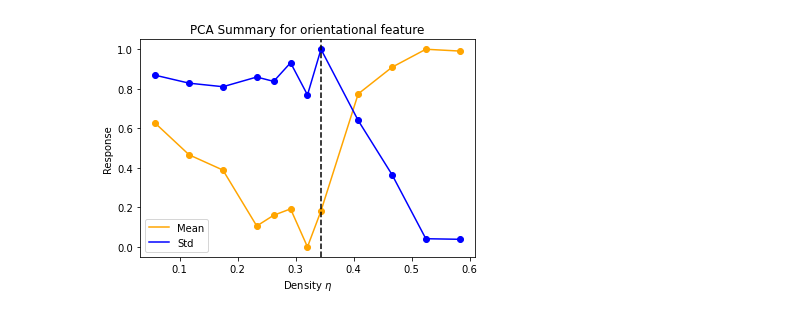
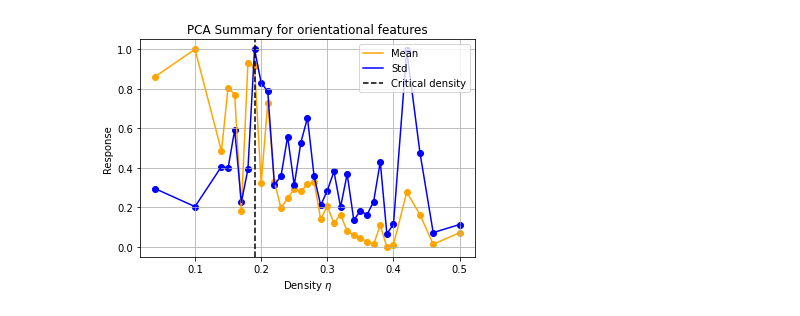
Before and after one commit to SyuW/Liquid-Crystals-Monte-Carlo, a Jupyter notebook: notebooks/PCA_Liquid_Crystals.ipynb, the cells around one changed output. Saved outputs shown, nothing was run; the diff lists cells and outputs as text; code cells hidden in the pictures.

```diff
--- a/notebooks/PCA_Liquid_Crystals.ipynb
+++ b/notebooks/PCA_Liquid_Crystals.ipynb
@@ -9,5 +12,3 @@ import sys
 sys.path.append("C:\\Users\\Sam Yu\\Documents\\GitHub\\LiquidCrystals")
 
 from LiquidCrystalSystem import LCSystem
-# %%
-datasets_path = "C:\\Users\\Sam Yu\\Desktop\\School\\4A\\Phys_437A_Research_Project\\datasets\\r=14\\"
@@ -183,12 +350,12 @@ After normalizing: [-0.03262948 -0.01692544 -0.11813556 -0.03456073  0.20225121]
 # %%
-# number of rows AKA number of data-points
-# = number of densities * (number of captures per density >= 1e6) * number of data-points per capture
-
-num_of_features = 15
-num_of_samples = 8
+# Create the data matrix from liquid crystal snapshots
 
 data_matrix = []
 samples = dict()
+
+max_particle_num = max(systems.keys())
+max_step = max(systems[max_particle_num].snapshots.keys())
+min_step = min([step for step in systems[max_particle_num].snapshots.keys() if step > 0])
 
 # iterate over densities
 for particle_number in systems.keys():
@@ -199,7 +366,7 @@ for particle_number in systems.keys():
     # iterate over Monte Carlo steps
     for mc_step in system_state_at_mc_step.keys():
 
-        if mc_step >= 5e4:
+        if mc_step == max(system_state_at_mc_step.keys()):
 
             # Get snapshot of system at Monte Carlo step
             snapshot = system_state_at_mc_step[mc_step]
@@ -212,7 +379,13 @@ for particle_number in systems.keys():
             data_matrix = data_matrix + feature_vecs
 
             for fv in feature_vecs:
+
+                # subtract out the mean
+                #fv = fv - np.mean(fv)
+
                 samples[particle_number].append(fv)
 
 
 data_matrix = np.stack(data_matrix, axis=0)
+
+print(f"Shape of data matrix: {data_matrix.shape}")
@@ -257,13 +458,19 @@ w_1 = pca.components_[0]
 means = []
 stds = []
 
-for particle_number in sorted(samples.keys()):
+#scores_pca = pca.transform(data_matrix)[:, 0].reshape(len(samples.keys()), len(fvs))
+
+# compute scores for each packing fraction value
+for i, particle_number in enumerate(sorted(samples.keys())):
 
     fvs = samples[particle_number]
 
     print(f"No. particles: {particle_number}, No. feature vectors: {len(fvs)}")
 
-    scores = [w_1 @ vec for vec in fvs]
+    #scores = scores_pca[i]
+    scores = np.array([w_1 @ vec for vec in fvs])
+    #print(scores)
+
     avg = np.mean(scores)
     std = np.std(scores)
 
@@ -273,6 +480,9 @@ for particle_number in sorted(samples.keys()):
 # convert to numpy
 means = np.array(means)
 stds = np.array(stds)
+
+print(means)
+print(stds)
 
 # Normalize the values
 norm_means = (means - min(means)) / max(means - min(means))
@@ -288,31 +498,55 @@ with plt.ioff():
     all_fig, all_ax = plt.subplots()
 
 ### Plotting ###
+
+# Mean projections
 mean_ax.set_xlabel(r"Density $\eta$")
 mean_ax.set_ylabel(r"Mean $w_1$ response")
+mean_ax.grid()
+mean_ax.plot(densities, norm_means, label="Mean")
+mean_ax.scatter(densities, norm_means)
+mean_ax.set_title("Mean projection onto first principal component")
+mean_ax.legend()
+
+# Std deviation of projections
 std_ax.set_xlabel(r"Density $\eta$")
 std_ax.set_ylabel(r"Std $w_{1}$ response")
+std_ax.grid()
+std_ax.plot(densities, norm_stds, label="Std")
+std_ax.scatter(densities, norm_stds)
+std_ax.set_title("Std projection onto first principal component")
+std_ax.axvline(x=critical_density, linestyle="--", color="black", label="Critical density")
+std_ax.legend()
+
+# plotting them together
 all_ax.set_xlabel(r"Density $\eta$")
 all_ax.set_ylabel("Response")
-
-mean_ax.plot(densities, norm_means)
-mean_ax.scatter(densities, norm_means)
-mean_ax.set_title("Mean projection onto first principal component")
-
-std_ax.plot(densities, norm_stds)
-std_ax.scatter(densities, norm_stds)
-std_ax.set_title("Std projection onto first principal component")
-std_ax.axvline(x=critical_density, linestyle="--", color="black")
-
+all_ax.grid()
 all_ax.plot(densities, norm_means, color="orange", label="Mean")
 all_ax.scatter(densities, norm_means, color="orange")
 all_ax.plot(densities, norm_stds, color="blue", label="Std")
 all_ax.scatter(densities, norm_stds, color="blue")
-all_ax.set_title("PCA Summary for orientational feature")
-all_ax.axvline(x=critical_density, linestyle="--", color="black")
-
+all_ax.set_title("PCA Summary for orientational features")
+all_ax.axvline(x=critical_density, linestyle="--", color="black", label="Critical density")
 all_ax.legend()
 ###
 
-print(fr"Critical density detected at eta = {critical_density} by PCA")
+print("\n")
+print(fr"Critical density detected at eta = {critical_density:.4f} by PCA")
+
+mean_fig.savefig(os.path.join(run_path, "means.png"))
+std_fig.savefig(os.path.join(run_path, "stds.png"))
+all_fig.savefig(os.path.join(run_path,"all.png"))
+
+plt.show()
+
+plt.close(mean_fig)
+plt.close(std_fig)
+plt.close(all_fig)
+
+# Write critical density to text file
+phase_transition_file = os.path.join(results_path, "phase_transition_IN.txt")
+
+with open(phase_transition_file, "w") as out_file:
+    out_file.write(f"critical density: {critical_density}")
 # %% [output]
@@ -334 +572 @@ Critical density detected at eta = 0.34382284382284384 by PCA
-[figure, old version]
+[figure, new version]
```
Also changed, not shown: parts of 24 cells of this notebook, 7 other files.
